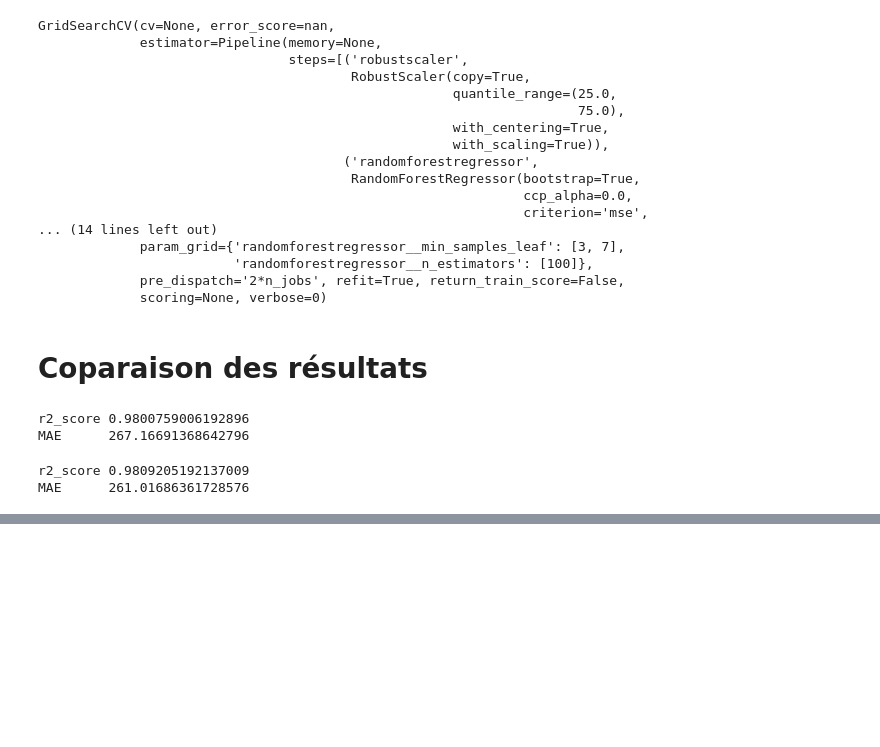
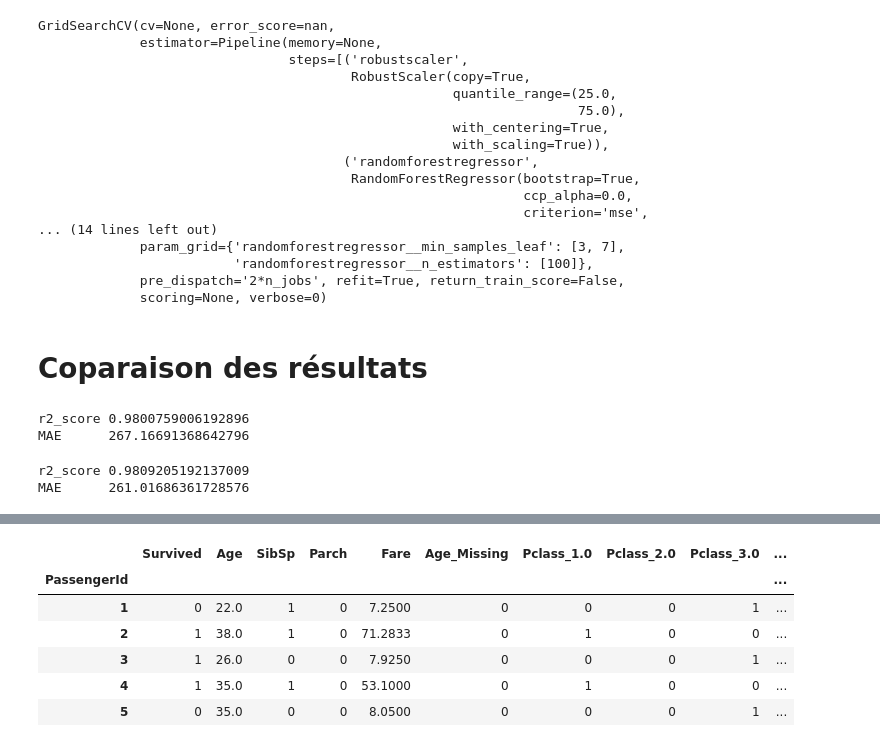
Before and after one commit to Medgoby/Article-summarization, a Jupyter notebook: My_Data_Quality.ipynb, the cells around one changed output, grey strips where cells are left out. Drawn from its saved outputs; the diff is of its cells as text; code cells hidden in the pictures; blank space fills up the shorter version.

```diff
--- a/My_Data_Quality.ipynb
+++ b/My_Data_Quality.ipynb
@@ -3309,0 +3462,5 @@ MAE      261.01686361728576
+# %%
+df['Embarked'].fillna('S',inplace=True)
+# %%
+df=pd.get_dummies(df,
+                  dummy_na=True)
@@ -3309,0 +3470,3 @@ MAE      261.01686361728576
+# %%
+df['Age_Missing']=df['Age_Missing'].astype(int)
+df1['Age_Missing']=df1['Age_Missing'].astype(int)
@@ -3309,0 +3493,3 @@ MAE      261.01686361728576
+# %%
+df1['Fare'].fillna(df1['Fare'].mean(), inplace=True)
+df['Fare'].fillna(df['Fare'].mean(), inplace=True)
@@ -3309,0 +3516,10 @@ MAE      261.01686361728576
+# %%
+df.head()
+# %% [output]
+|  | Survived | Age | SibSp | Parch | Fare | Age_Missing | Pclass_1.0 | Pclass_2.0 | Pclass_3.0 | ... |
+| PassengerId |  |  |  |  |  |  |  |  |  | ... |
+| 1 | 0 | 22.0 | 1 | 0 | 7.2500 | 0 | 0 | 0 | 1 | ... |
+| 2 | 1 | 38.0 | 1 | 0 | 71.2833 | 0 | 1 | 0 | 0 | ... |
+| 3 | 1 | 26.0 | 0 | 0 | 7.9250 | 0 | 0 | 0 | 1 | ... |
+| 4 | 1 | 35.0 | 1 | 0 | 53.1000 | 0 | 1 | 0 | 0 | ... |
+| 5 | 0 | 35.0 | 0 | 0 | 8.0500 | 0 | 0 | 0 | 1 | ... |
```
Also changed, not shown: parts of 46 cells of this notebook.
